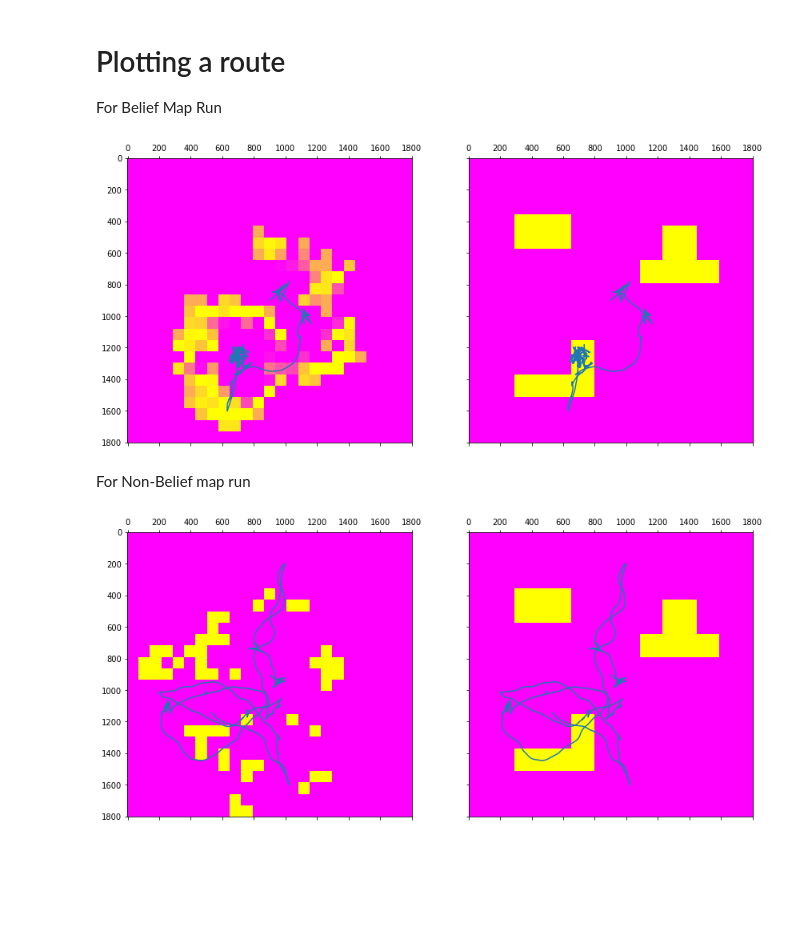
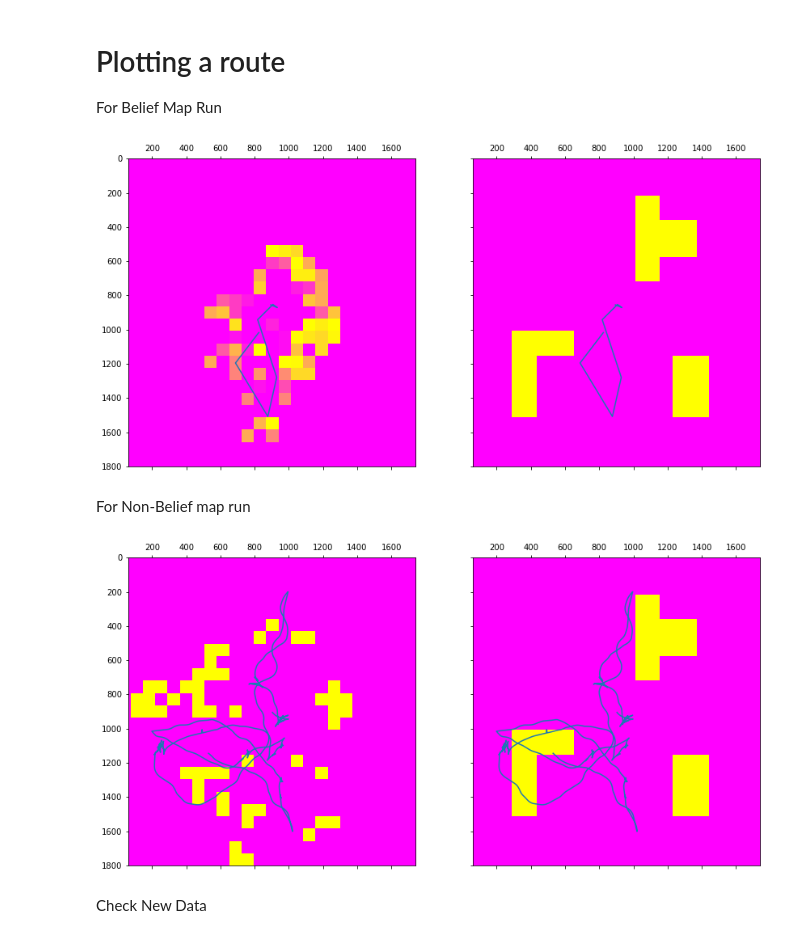
Before and after one commit to mhl787156/RomiExperiments, a Jupyter notebook: scripts/analyseData.ipynb, the cells around one changed output. Drawn from its saved outputs; the diff is of its cells as text; code cells hidden in the pictures; blank space fills up the shorter version.

```diff
--- a/scripts/analyseData.ipynb
+++ b/scripts/analyseData.ipynb
@@ -21,5 +21,8 @@ with open(mapfile, 'r') as f:
         l = l.replace('\\', '0')
         truemap.append(np.array(l.split(), dtype=np.int32))
 truemap = np.array(truemap)
+truemap = np.rot90(truemap, 3)
+truemap = np.flipud(truemap)
 truemap
+# truemap
 # %% [output]
@@ -48,6 +64,6 @@ datafolders = os.listdir(datapath)
 # %%
 
-currdatapath = os.path.join(datapath, datafolders[3]) # <- just read in one set
+currdatapath = os.path.join(datapath, datafolders[4]) # <- just read in one set
 datafiles = os.listdir(currdatapath)
 mapfile = os.path.join(currdatapath, 'map.map')
 
@@ -80,12 +113,15 @@ mapstime.shape
 # %% [markdown]
 ## Plot the maps
 # %%
+mapp = mapstime.copy()
+mapp[mapp < 0] = 0
+mapp[mapp >= 100] -= 100
 fig, ax = plt.subplots(6,3 , sharex='col', sharey='row', figsize=(15, 30))
 for i in range(6):
     for j in range(3):
         try:
             ax[i, j].set_title(str(times[i*3 + j]))
-            ax[i, j].matshow(mapstime[i*3 + j], cmap='hot', interpolation='none')
+            ax[i, j].matshow(mapp[i*3 + j], cmap='spring', interpolation='none')
         except IndexError:
             continue
 plt.show()
@@ -176,7 +229,18 @@ def readInMap(mapfile):
                         matline = matline.replace('!', '-').replace('\\x0','')
                         matline = matline.split()
                         if len(matline) == 25:
-                            matline = np.array(matline, dtype=np.int32)
+                            try:
+                                matline = np.array(matline, dtype=np.int32)
+                            except:
+                                mt = []
+                                for m in matline:
+                                    try:
+                                        np.array(m, dtype=np.int32)
+                                        mt.append(m)
+                                    except:
+                                        mt.append(-31)
+                                matline = np.array(mt, dtype=np.int32)
+
                             mp.append(matline)
                         else:
                             readsuccess = False
@@ -193,6 +257,14 @@ def calculateMetricOneSet(datapath, datafoldername, truemap):
     mapstime = readInMap(mapfile)
     cov = coverage(mapstime)[-1]
     rmse = coverage_accuracy(mapstime, truemap)[-1]
-    return (cov, rmse)
 
-calculateMetricOneSet(datapath, os.listdir(datapath)[10], truemap)
+    res = []
+    for t in range(1, 63):
+        thr = coverage_accuracy_threshold(mapstime, t, truemap)[-1]
+        res.append(thr)
+#     plt.plot(res)
+#     plt.show()
+
+    return (cov, rmse, np.max(res))
+
+# calculateMetricOneSet(datapath, os.listdir(datapath)[10], truemap)
@@ -230,38 +305,38 @@ for i in range(25):
 # %%
-datafoldername = os.listdir(datapath)[5] # <- The file that includes the pose values
+datafoldername = os.listdir(datapath)[2] # <- The file that includes the pose values
 currdatapath = os.path.join(datapath, datafoldername) # <- just read in one set
 datafiles = os.listdir(currdatapath)
 datfile = os.path.join(currdatapath, 'dat.data')
 
 positions = []
 with open(datfile) as f:
     for line in f:
         if 'Pose' in line:
             x, y, h = parse('Pose: X: {} Y: {} H: {}', line)
             positions.append(np.array([x, y, h], dtype=np.float32))
 positions = np.array(positions)
 positions.shape
 
 mapstime = readInMap(os.path.join(currdatapath, 'map.map'))
 mapp = mapstime[-1]
 mapp[mapp < 0] = 0
 mapp[mapp >= 100] -= 100
 
 newmapp = np.zeros((1800, 1800))
 stride_x = int(1800/25)
 for i in range(25):
     for j in range(25):
         newmapp[i*stride_x:(i+1)*stride_x, j*stride_x:(j+1)*stride_x] = mapp[i, j]
 
 
 fig, ax = plt.subplots(1, 2 , sharex='col', sharey='row', figsize=(14, 7))
 ax[0].matshow(newmapp, cmap='spring', interpolation='none')
 ax[0].plot(positions[:, 0], positions[:, 1])
 ax[1].matshow(resized_truemapp, cmap='spring', interpolation='none')
 ax[1].plot(positions[:, 0], positions[:, 1])
 plt.show()
 # %% [output]
-[figure, old version]
+[figure, new version]
 # %% [markdown]
 For Non-Belief map run
 # %%
@@ -298,4 +373,6 @@ ax[1].matshow(resized_truemapp, cmap='spring', interpolation='none')
 ax[1].plot(positions[:, 0], positions[:, 1])
 plt.show()
 # %% [output]
-[figure, old version]
+[figure, new version]
+# %% [markdown]
+Check New Data
```
Also changed, not shown: parts of 12 cells of this notebook, 49 other files.
